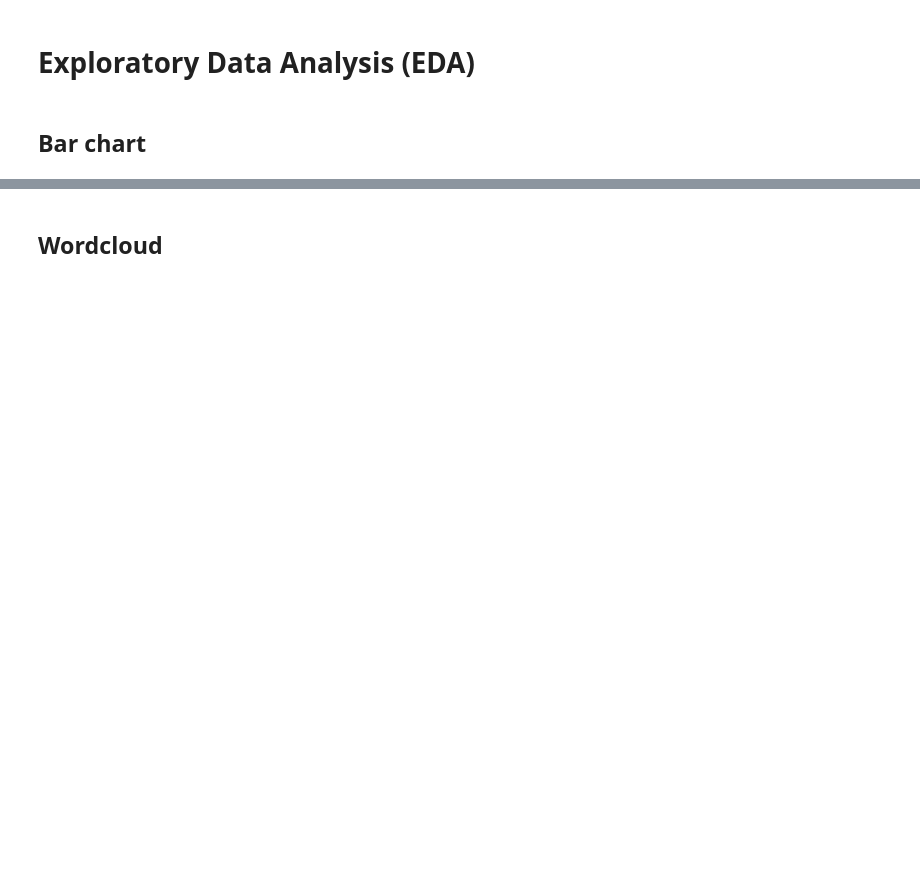
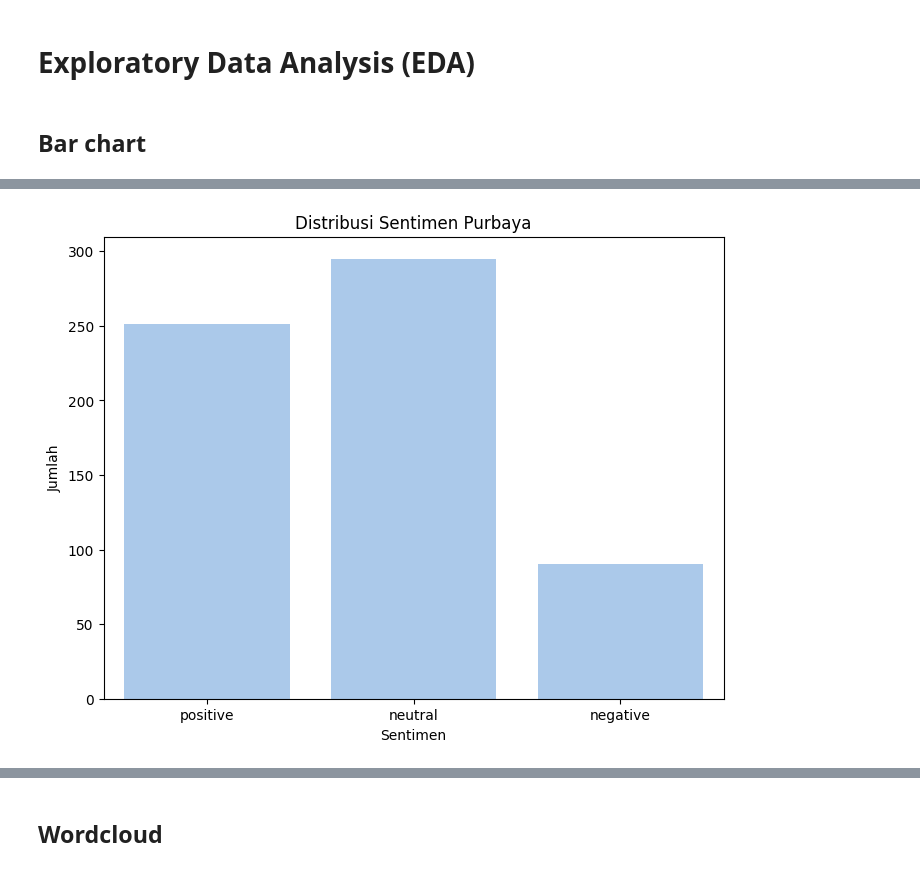
Before and after one commit to saelsam/AnalisisSentimen-PurbayaSadewaPodcast, a Jupyter notebook: 3 analisis sentimen.ipynb, the cells around one changed output, grey strips where cells are left out. Saved outputs shown, nothing was run; the diff lists cells and outputs as text; code cells hidden in the pictures; blank space fills up the shorter version.

```diff
--- a/3 analisis sentimen.ipynb
+++ b/3 analisis sentimen.ipynb
@@ -101,0 +123,8 @@ plt.show()
+# %%
+import pandas as pd
+
+kata = "purbaya"
+
+SentimenPurbaya = df[df["Comment"].str.contains(kata, case=False, na=False)]
+
+print(SentimenPurbaya[["Comment", "sentimen"]])
@@ -101,0 +146,10 @@ plt.show()
+# %%
+sns.set_palette("pastel")
+plt.figure(figsize=(8, 6))
+sns.countplot(x='sentimen', data=SentimenPurbaya)
+plt.title('Distribusi Sentimen Purbaya')
+plt.xlabel('Sentimen')
+plt.ylabel('Jumlah')
+plt.show()
+# %% [output]
+[figure, added]
```
Also changed, not shown: parts of 36 cells of this notebook, 3 other files.
